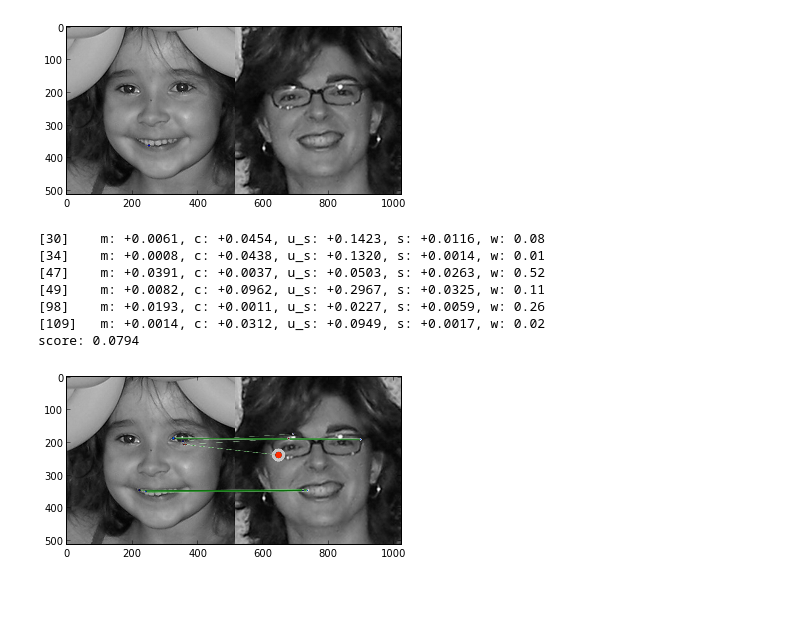
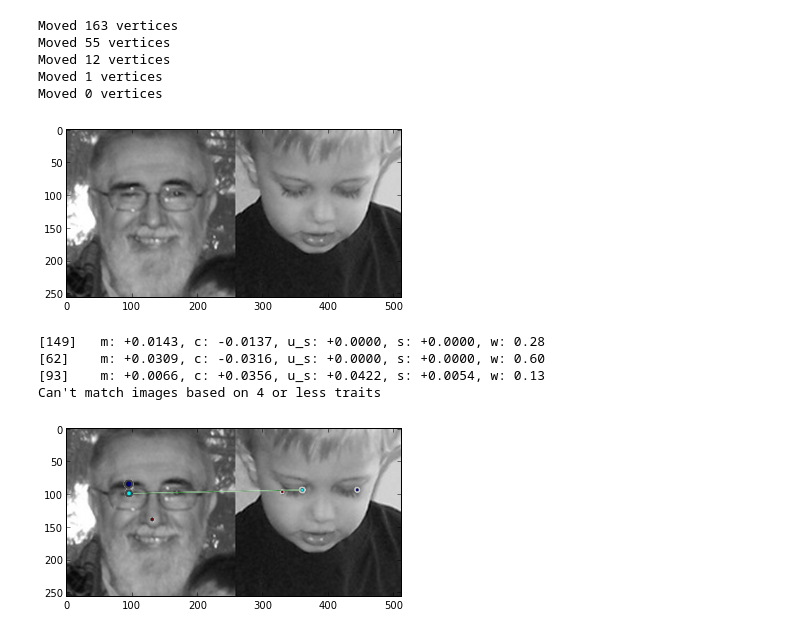
Before and after one commit to arnfred/Mirror-Match, a Jupyter notebook: code/cluster-match/Louvain.ipynb, the cells around one changed output. Drawn from its saved outputs; the diff is of its cells as text; code cells hidden in the pictures; blank space fills up the shorter version.

```diff
--- a/code/cluster-match/Louvain.ipynb
+++ b/code/cluster-match/Louvain.ipynb
@@ -5,8 +5,10 @@ sys.path.insert(0, os.path.abspath('..'))
 # %%
 import os
 import fnmatch
+import featureGraph
+import weightMatrix
+import scoring
 import features
-import cluster
 import display
 import numpy
 import preprocessing
@@ -14,7 +16,7 @@ from random import sample
 import graph_tool.all as gt
 
 # testset = "../../images/testsets/WC818C/"
-testset = "../../images/testsets/Gallagher_small/"
+testset = "../../images/testsets/Gallagher_small_unresized/"
 
 # Get a list of all images
 all_paths = [testset + f for (_,_,filenames) in os.walk(testset) for f in fnmatch.filter(filenames, "*.jpg")]
@@ -41,11 +43,18 @@ print(paths)
 #paths = ['../../images/testsets/small_test/Bill_Gates_0008.png', '../../images/testsets/small_test/Bill_Gates_0007.png']
 #paths = ['../../images/testsets/Gallagher_small/31_580.jpg', '../../images/testsets/Gallagher_small/31_582.jpg']
 # %%
-indices, keypoints, descriptors = cluster.getDescriptors(paths)
+indices, keypoints, descriptors = featureGraph.getDescriptors(paths)
 print("Number of keypoints: %i" % (len(keypoints)))
 images = map(features.loadImage, paths)
 labels = map(features.getLabel, paths)
 print(labels)
 
-connected, weights = cluster.initGraph(descriptors, indices, 1.1)
+# Get weights
+full_weights = weightMatrix.init(descriptors)
+score_weights = weightMatrix.pruneTreshold(full_weights, 20)
+cluster_weights = weightMatrix.pruneHighest(score_weights, 3)
+
+# Get graphs
+cluster_graph = featureGraph.init(cluster_weights)
+score_graph = featureGraph.init(score_weights)
 # %% [output]
@@ -79,0 +63,11 @@ display.draw_graph(filtered, p)
+# %%
+import louvain
+
+partition = louvain.cluster(cluster_weights, True)
+p = featureGraph.setPartition(cluster_graph, partition)
+# %% [output]
+Moved 163 vertices
+Moved 55 vertices
+Moved 12 vertices
+Moved 1 vertices
+Moved 0 vertices
@@ -80,28 +78,25 @@ display.draw_graph(filtered, p)
 # %%
 # Show on image
 c = [11]
-cluster.setPositions(connected_light, keypoints)
-# Create bipartite graph
-connected_cluster = cluster.getPartition(connected_light, p, c)
-display.graph_on_images(connected_cluster, images, p)
+featureGraph.setPositions(score_graph, keypoints)
+
+one_cluster = featureGraph.getPartition(score_graph, p, c)
+display.graph_on_images(one_cluster, images, p)
 # %% [output]
-[figure, old version]
+[figure, new version]
 # %%
-scores, partition_indices = cluster.scoreAll(connected_light, p, nb_clusters, verbose=True)
-if (len(scores) > 2) : print("score: %0.4f" % (sum(scores)))
-else : print("Can't match images based on 2 or less traits")
+scores, partition_indices = scoring.scoreWeights(score_weights, partition, numpy.array(indices), verbose=True)
+if (len(scores) > 3) : print("score: %0.4f" % (sum(scores)))
+else : print("Can't match images based on 4 or less traits")
 # %% [output]
-[30]    m: +0.0061, c: +0.0454, u_s: +0.1423, s: +0.0116, w: 0.08
-[34]    m: +0.0008, c: +0.0438, u_s: +0.1320, s: +0.0014, w: 0.01
-[47]    m: +0.0391, c: +0.0037, u_s: +0.0503, s: +0.0263, w: 0.52
-[49]    m: +0.0082, c: +0.0962, u_s: +0.2967, s: +0.0325, w: 0.11
-[98]    m: +0.0193, c: +0.0011, u_s: +0.0227, s: +0.0059, w: 0.26
-[109]   m: +0.0014, c: +0.0312, u_s: +0.0949, s: +0.0017, w: 0.02
-score: 0.0794
+[149]   m: +0.0143, c: -0.0137, u_s: +0.0000, s: +0.0000, w: 0.28
+[62]    m: +0.0309, c: -0.0316, u_s: +0.0000, s: +0.0000, w: 0.60
+[93]    m: +0.0066, c: +0.0356, u_s: +0.0422, s: +0.0054, w: 0.13
+Can't match images based on 4 or less traits
 # %%
-display.trait_graph(connected_light, p, partition_indices, scores, images)
+display.trait_graph(score_graph, p, partition_indices, scores, images)
 # %% [output]
-[figure, old version]
+[figure, new version]
 # %%
 %load_ext autoreload
 %autoreload 2
```
Also changed, not shown: parts of 7 cells of this notebook, 13 other files.
